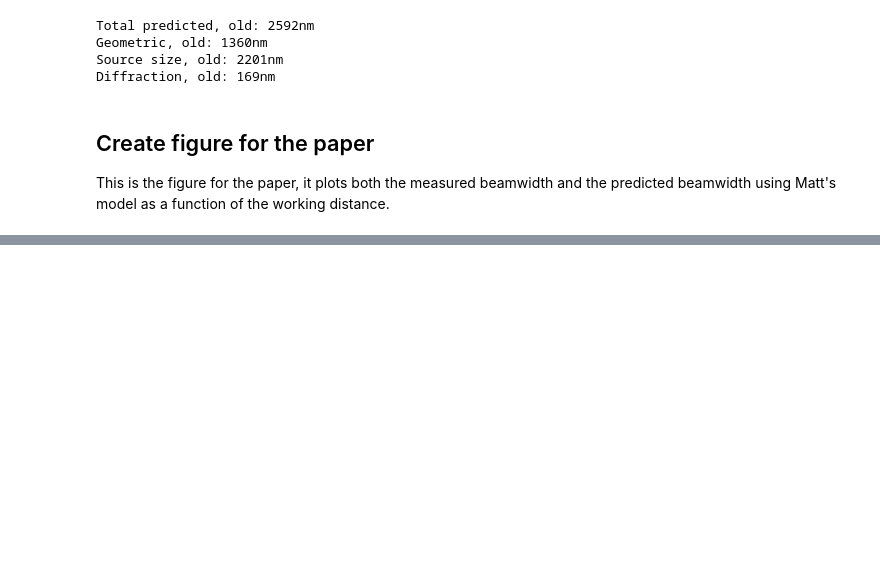
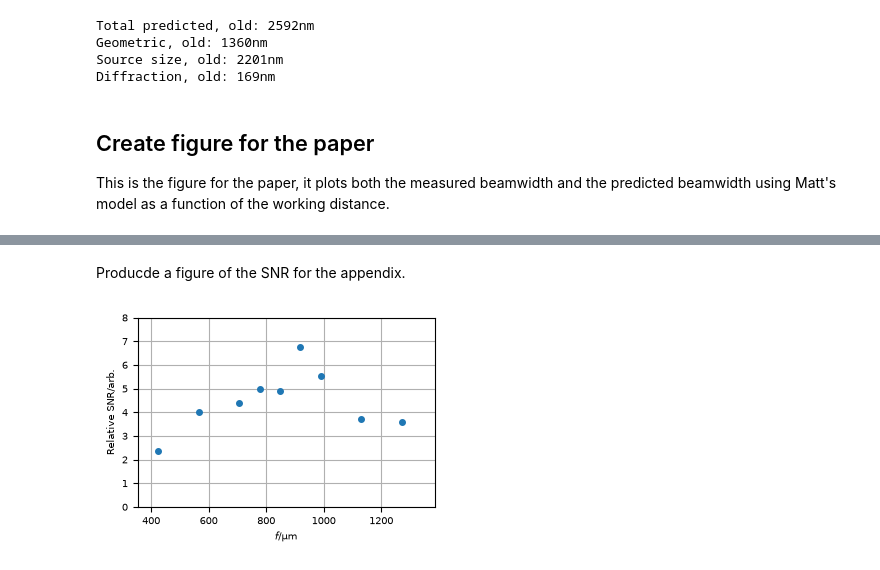
Before and after one commit to slambrick/shem-improved-resolution, a Jupyter notebook: beamwidth_measurement/Resolution_plot.ipynb, the cells around one changed output, grey strips where cells are left out. Cells and saved outputs as stored; diff of their text form; code cells hidden in the pictures; blank space fills up the shorter version.

```diff
--- a/beamwidth_measurement/Resolution_plot.ipynb
+++ b/beamwidth_measurement/Resolution_plot.ipynb
@@ -124,0 +139,14 @@ plt.savefig('measured_beamwidth.pdf')
+# %% [markdown]
+Producde a figure of the SNR for the appendix.
+# %%
+fig, ax = plt.subplots(figsize=(3.5,2.5))
+ax.errorbar(x=res_av['WD'], y=res_av['SNR'], marker= 'o', linestyle='none', markersize=4)
+ax.set_xlabel('$f$/μm')
+ax.set_ylabel('Relative SNR/arb.')
+ax.set_ylim(0, 8)
+ax.set_xlim(xmin, xmax)
+ax.grid(True)
+plt.tight_layout()
+plt.savefig('estimated_SNR.pdf')
+# %% [output]
+[figure, added]
```
Also changed, not shown: parts of 5 cells of this notebook, 37 other files.
